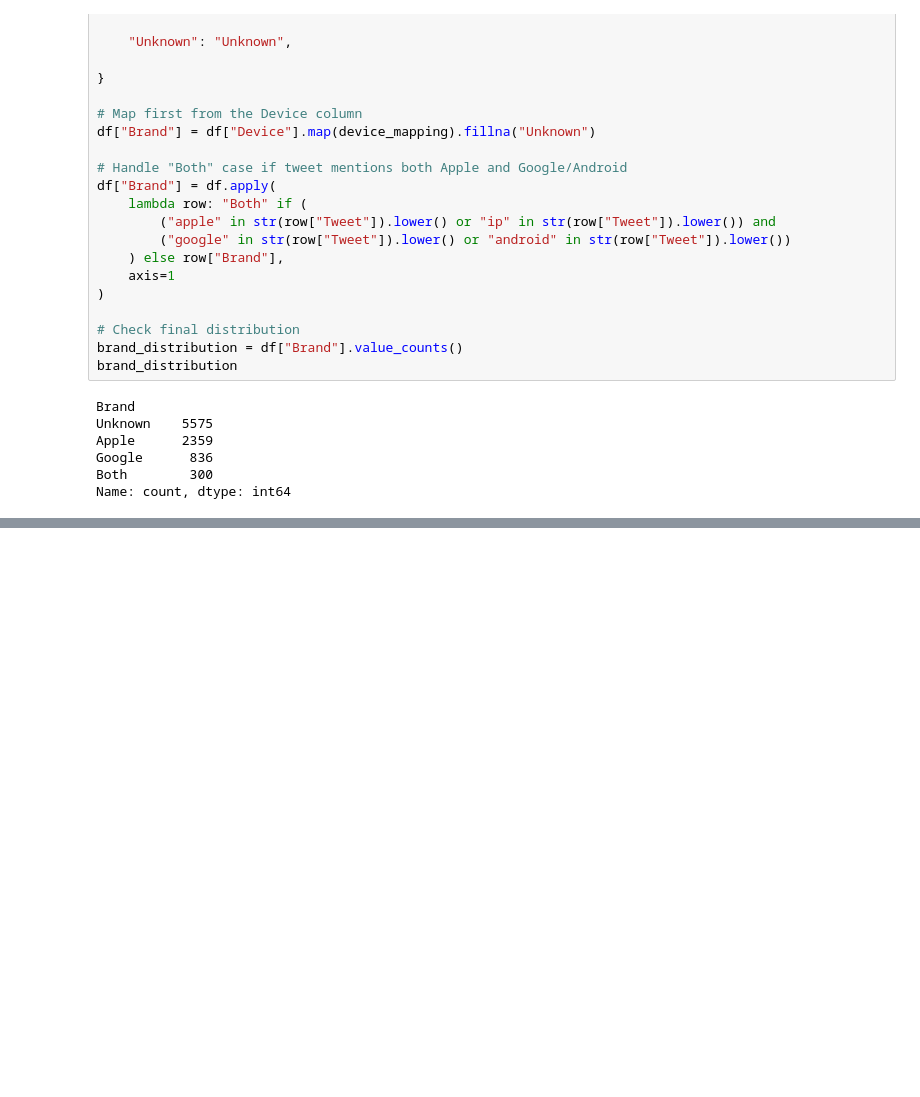
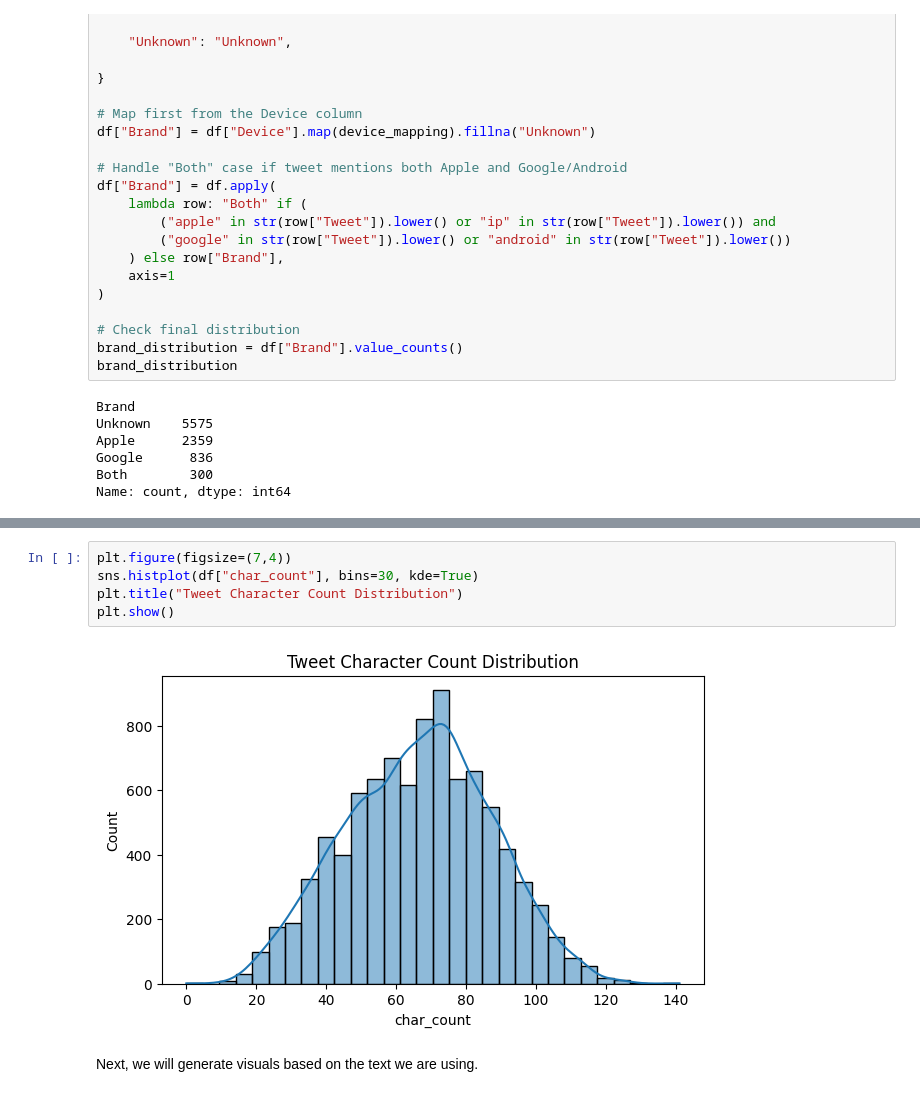
Before and after one commit to tingly-amua/Sentiment-Classification-of-Apple-and-Google-Tweets-Using-NLP, a Jupyter notebook: notebook1.ipynb, the cells around one changed output, grey strips where cells are left out. Drawn from its saved outputs; the diff is of its cells as text; blank space fills up the shorter version.

```diff
--- a/notebook1.ipynb
+++ b/notebook1.ipynb
@@ -226,0 +387,9 @@ Name: count, dtype: int64
+# %%
+plt.figure(figsize=(7,4))
+sns.histplot(df["char_count"], bins=30, kde=True)
+plt.title("Tweet Character Count Distribution")
+plt.show()
+# %% [output]
+[figure, added]
+# %% [markdown]
+Next, we will generate visuals based on the text we are using.
```
Also changed, not shown: parts of 31 cells of this notebook, 1 other file.
